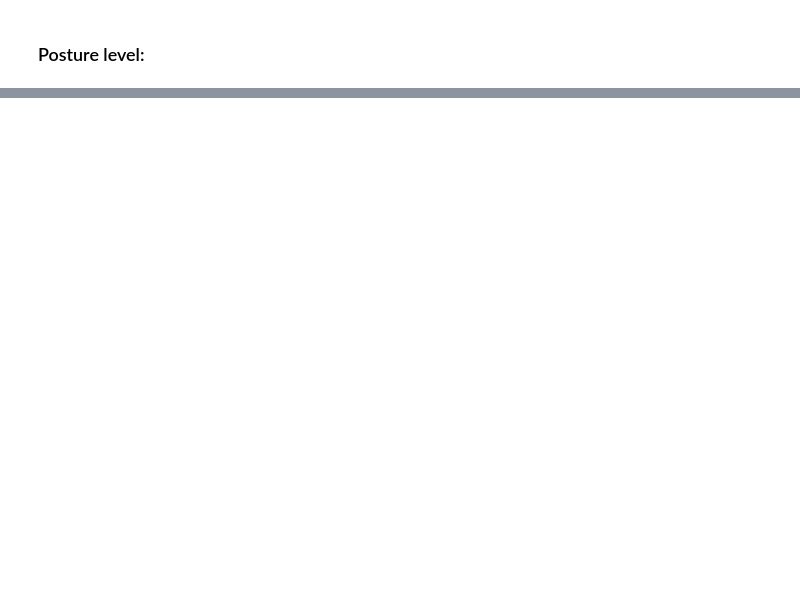
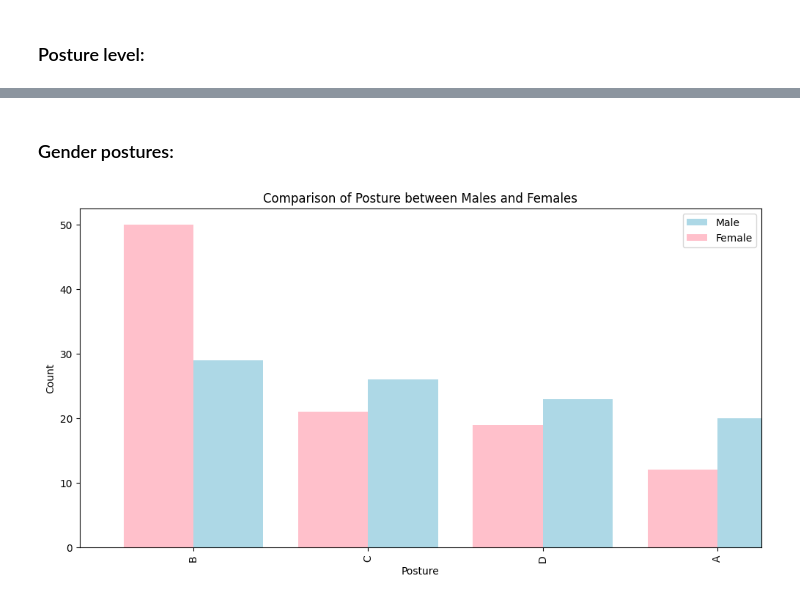
Before and after one commit to NightWanderer2004/BigData-learning, a Jupyter notebook: project/project.ipynb, the cells around one changed output, grey strips where cells are left out. Saved outputs shown, nothing was run; the diff lists cells and outputs as text; code cells hidden in the pictures; blank space fills up the shorter version.

```diff
--- a/project/project.ipynb
+++ b/project/project.ipynb
@@ -329,3 +332,9 @@ plt.show()
+# %%
+male = df_bodies[df_bodies["Sex"] == "Male"]
+female = df_bodies[df_bodies["Sex"] == "Female"]
+
+introverts = df_bodies[df_bodies["MBTI"].str.startswith("I")]
+extraverts = df_bodies[df_bodies["MBTI"].str.startswith("E")]
 # %% [markdown]
 ### Height and Weight:
 # %%
@@ -394,0 +400,22 @@ Name: count, dtype: int64
+# %% [markdown]
+### Gender postures:
+# %%
+posture_male = male["Posture"].value_counts()
+posture_female = female["Posture"].value_counts()
+
+fig, ax = plt.subplots(figsize=(12, 6))
+
+posture_male.plot(
+    kind="bar", color="lightblue", ax=ax, position=0, width=0.4, label="Male"
+)
+posture_female.plot(
+    kind="bar", color="pink", ax=ax, position=1, width=0.4, label="Female"
+)
+
+ax.set_title("Comparison of Posture between Males and Females")
+ax.set_ylabel("Count")
+ax.legend()
+
+plt.show()
+# %% [output]
+[figure, added]
```
Also changed, not shown: parts of 13 cells of this notebook.
